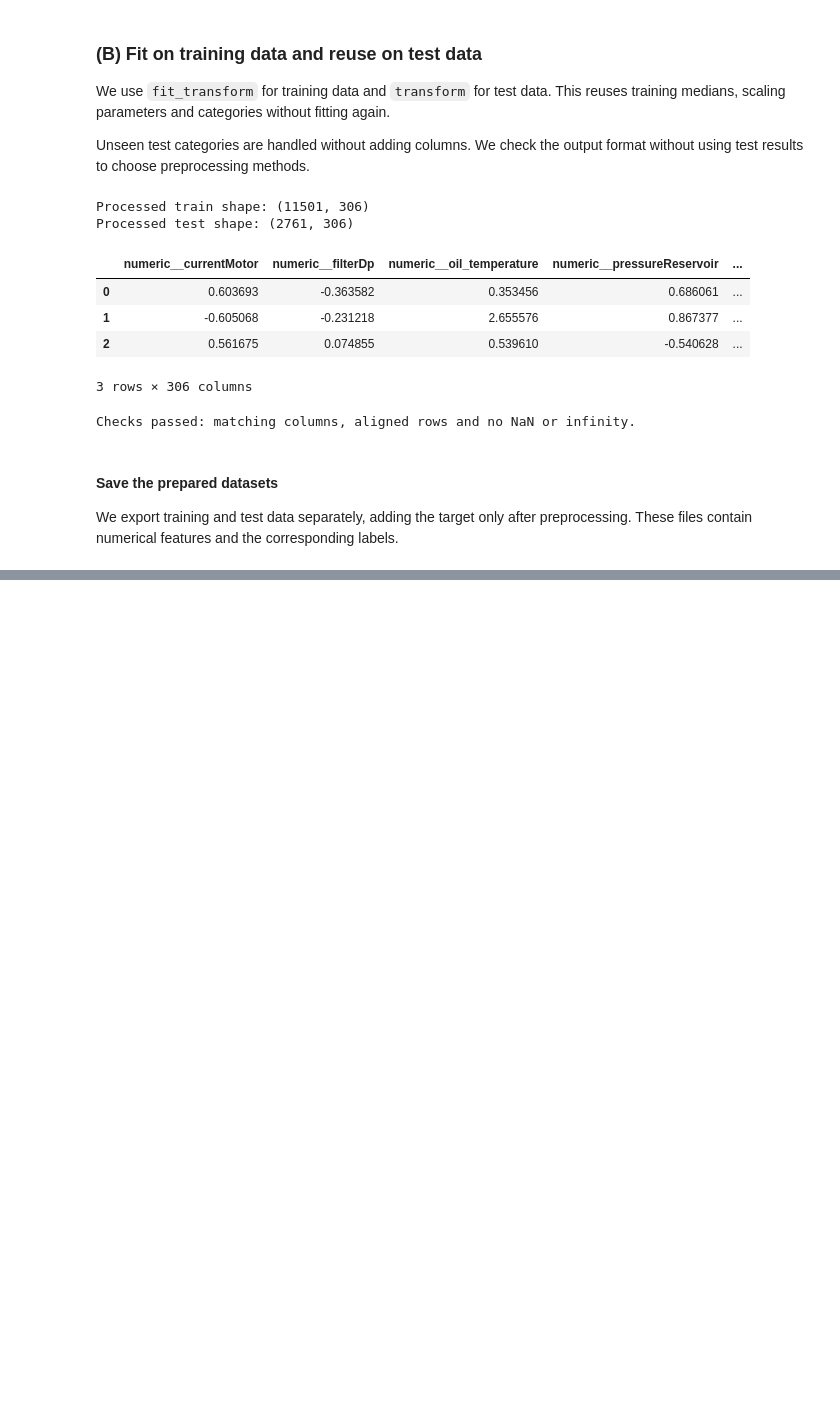
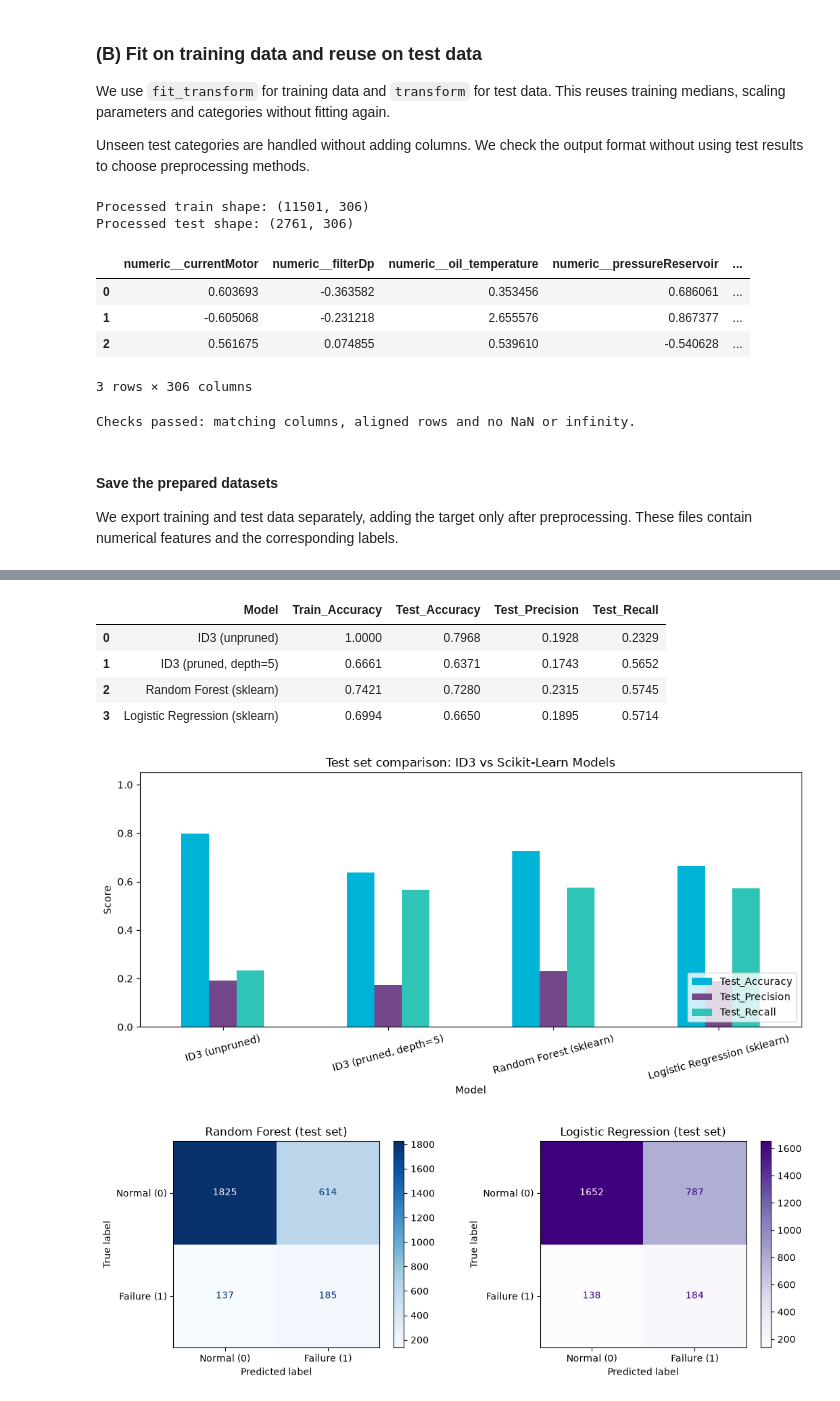
Before and after one commit to moahoukau/IAU-FIIT, a Jupyter notebook: zadanie.ipynb, the cells around one changed output, grey strips where cells are left out. Cells and saved outputs as stored; diff of their text form; code cells hidden in the pictures; blank space fills up the shorter version.

```diff
--- a/zadanie.ipynb
+++ b/zadanie.ipynb
@@ -1787,0 +2121,79 @@ This section preserves the split and feature set from section 2.1. It does not e
+# %%
+# get predictions for the pruned ID3 and the two scikit-learn models
+train_preds_pruned = predict_id3(X_train_id3, id3_tree_pruned)
+test_preds_pruned = predict_id3(X_test_id3, id3_tree_pruned)
+
+rf_train_preds = rf_clf.predict(X_train_processed)
+rf_test_preds = rf_clf.predict(X_test_processed)
+
+lr_train_preds = lr_clf.predict(X_train_processed)
+lr_test_preds = lr_clf.predict(X_test_processed)
+
+# put all 4 models into one summary table for easy comparison
+all_models_summary = pd.DataFrame([
+    {
+        'Model': 'ID3 (unpruned)',
+        'Train_Accuracy': round(accuracy_score(y_train, train_preds_full), 4),
+        'Test_Accuracy': round(accuracy_score(y_test, test_preds_full), 4),
+        'Test_Precision': round(precision_score(y_test, test_preds_full, zero_division=0), 4),
+        'Test_Recall': round(recall_score(y_test, test_preds_full, zero_division=0), 4)
+    },
+    {
+        'Model': f'ID3 (pruned, depth={best_depth})',
+        'Train_Accuracy': round(accuracy_score(y_train, train_preds_pruned), 4),
+        'Test_Accuracy': round(accuracy_score(y_test, test_preds_pruned), 4),
+        'Test_Precision': round(precision_score(y_test, test_preds_pruned, zero_division=0), 4),
+        'Test_Recall': round(recall_score(y_test, test_preds_pruned, zero_division=0), 4)
+    },
+    {
+        'Model': 'Random Forest (sklearn)',
+        'Train_Accuracy': round(accuracy_score(y_train, rf_train_preds), 4),
+        'Test_Accuracy': round(accuracy_score(y_test, rf_test_preds), 4),
+        'Test_Precision': round(precision_score(y_test, rf_test_preds, zero_division=0), 4),
+        'Test_Recall': round(recall_score(y_test, rf_test_preds, zero_division=0), 4)
+    },
+    {
+        'Model': 'Logistic Regression (sklearn)',
+        'Train_Accuracy': round(accuracy_score(y_train, lr_train_preds), 4),
+        'Test_Accuracy': round(accuracy_score(y_test, lr_test_preds), 4),
+        'Test_Precision': round(precision_score(y_test, lr_test_preds, zero_division=0), 4),
+        'Test_Recall': round(recall_score(y_test, lr_test_preds, zero_division=0), 4)
+    }
+])
+
+display(all_models_summary)
+
+# bar chart comparing test accuracy, precision, and recall across all 4 models
+plot_data = all_models_summary.set_index('Model')[['Test_Accuracy', 'Test_Precision', 'Test_Recall']]
+ax = plot_data.plot(kind='bar', figsize=(10, 5), color=['#00B4D8', '#74468A', '#2EC4B6'], rot=15)
+ax.set_title('Test set comparison: ID3 vs Scikit-Learn Models')
+ax.set_ylabel('Score')
+ax.set_ylim(0, 1.05)
+ax.legend(loc='lower right')
+plt.tight_layout()
+plt.show()
+
+# side by side confusion matrices for random forest and logistic regression
+fig, axes = plt.subplots(1, 2, figsize=(11, 4))
+ConfusionMatrixDisplay.from_predictions(
+    y_test, rf_test_preds,
+    display_labels=['Normal (0)', 'Failure (1)'], cmap='Blues', ax=axes[0]
+)
+axes[0].set_title('Random Forest (test set)')
+
+ConfusionMatrixDisplay.from_predictions(
+    y_test, lr_test_preds,
+    display_labels=['Normal (0)', 'Failure (1)'], cmap='Purples', ax=axes[1]
+)
+axes[1].set_title('Logistic Regression (test set)')
+
+plt.tight_layout()
+plt.show()
+# %% [output]
+|  | Model | Train_Accuracy | Test_Accuracy | Test_Precision | Test_Recall |
+| 0 | ID3 (unpruned) | 1.0000 | 0.7968 | 0.1928 | 0.2329 |
+| 1 | ID3 (pruned, depth=5) | 0.6661 | 0.6371 | 0.1743 | 0.5652 |
+| 2 | Random Forest (sklearn) | 0.7421 | 0.7280 | 0.2315 | 0.5745 |
+| 3 | Logistic Regression (sklearn) | 0.6994 | 0.6650 | 0.1895 | 0.5714 |
+[figure, added]
+[figure, added]
```
Also changed, not shown: parts of 16 cells of this notebook, 1 other file.
